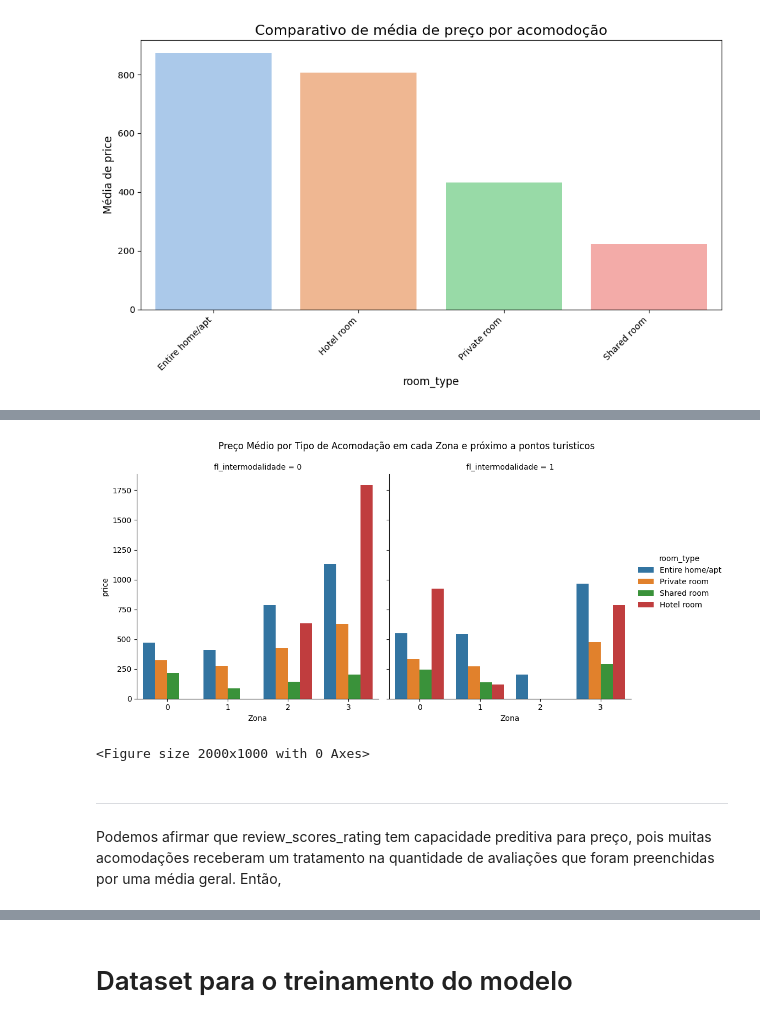
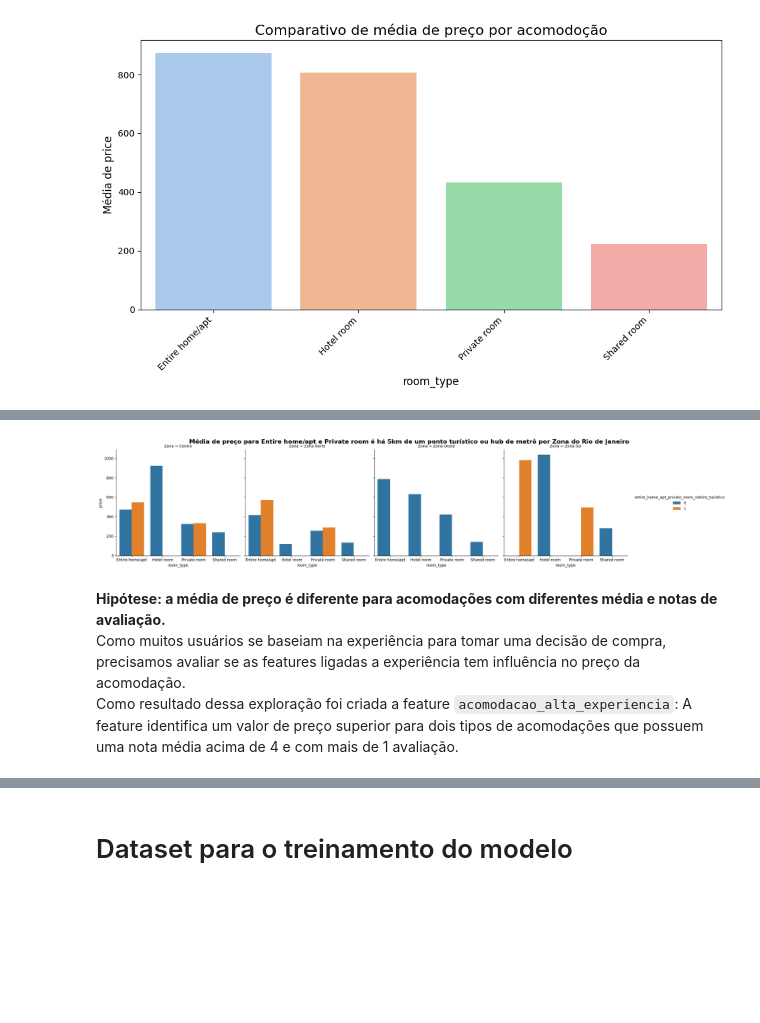
Before and after one commit to ederray/projetos_dnc, a Jupyter notebook: desafio5_data_wrangling/notebooks/eda.ipynb, the cells around one changed output, grey strips where cells are left out. Saved outputs shown, nothing was run; the diff lists cells and outputs as text; code cells hidden in the pictures; blank space fills up the shorter version.

```diff
--- a/desafio5_data_wrangling/notebooks/eda.ipynb
+++ b/desafio5_data_wrangling/notebooks/eda.ipynb
@@ -653,5 +628,5 @@ Eu mantive a coluna room_type para prosseguir com análises pelos nomes das cate
 Para realizar o tratamento na coluna, decidi criar uma coluna room_type_encoded que receberá o processo.
 # %%
 # transformação das features categóricas do dataset
-tbl_anuncios['room_type_encoded'] = tbl_anuncios['room_type'].astype('category').cat.codes
-tbl_anuncios['Zona'] = tbl_anuncios['Zona'].astype('category').cat.codes
+tbl_anuncios_eda['room_type_encoded'] = tbl_anuncios_eda['room_type'].astype('category').cat.codes
+tbl_anuncios_eda['Zona'] = tbl_anuncios_eda['Zona'].astype('category').cat.codes
@@ -917,0 +876,3 @@ Residual             32689.0  7.211363e+09  2.206052e+05          NaN
+# %%
+# concatenação de todas as combinações entre as features
+tbl_anuncios['room_type_mobilidade_turistica'] = tbl_anuncios['room_type'] + ' ' + tbl_anuncios['fl_lte_5_km_estacao'].astype(str) + ' '+tbl_anuncios['fl_lte_5_km_pontos_turisticos'].astype(str)
@@ -918 +900,9 @@ Residual             32689.0  7.211363e+09  2.206052e+05          NaN
+# %%
+# feature resultante da identificação de padrão
+tbl_anuncios['entire_home_apt_private_room_roteiro_turistico'] = np.where(
+    (tbl_anuncios['room_type'].isin(['Entire home/apt', 'Private room'])) &
+    (tbl_anuncios['fl_lte_5_km_pontos_turisticos'] == 1),
+    1,
+    0
+)
 # %%
@@ -994,0 +939,4 @@ media_tipo_acomodacao_intermodalidade
+# %%
+# agrupamento dos dados por zona
+media_tipo_acomodacao_roteiro_turistico_por_zona = agrupar_dados(df=tbl_anuncios, cols_agrup=['entire_home_apt_private_room_roteiro_turistico', 'Zona','room_type'], cols_filter=['price'], agr='mean').reset_index()
+media_tipo_acomodacao_roteiro_turistico_por_zona
@@ -995,14 +962,14 @@ media_tipo_acomodacao_intermodalidade
 # %%
-sns.catplot(
-    data=media_tipo_acomodacao_intermodalidade,
-    x='Zona',   # Variável no eixo X (o que será a barra)
-    y='price',       # Variável no eixo Y (o valor da barra)
-    hue="room_type",
-    kind='bar',      # Define o tipo de gráfico como 'bar'
-    col='fl_intermodalidade'       # A mágica acontece aqui: divide o gráfico em colunas por 'Zona'
+# validação da hipótese de média de preço superior para os tipos de acomodação em cada Zona do Rio de Janeiro
+grafico_catplot(
+
+    df=media_tipo_acomodacao_roteiro_turistico_por_zona,
+    x='room_type',
+    y='price',
+    hue='entire_home_apt_private_room_roteiro_turistico' ,
+    tipo='bar',
+    col_div='Zona',
+    titulo= 'Média de preço para Entire home/apt e Private room é há 5km de um ponto turístico ou hub de metrô por Zona do Rio de Janeiro'
+
 )
-plt.suptitle('Preço Médio por Tipo de Acomodação em cada Zona e próximo a pontos turisticos', y=1.05)
-plt.figure(figsize=(20,10))
-plt.tight_layout()
-plt.show()
 # %% [output]
@@ -1011,6 +976,6 @@ plt.show()
-[figure, old version]
+[figure, new version]
-<Figure size 2000x1000 with 0 Axes>
 # %% [markdown]
-** **
-Podemos afirmar que review_scores_rating tem capacidade preditiva para preço, pois muitas acomodações receberam um tratamento na quantidade de avaliações que foram preenchidas por uma média geral. Então,
+**Hipótese: a média de preço é diferente para acomodações com diferentes média e notas de avaliação.**<br>
+Como muitos usuários se baseiam na experiência para tomar uma decisão de compra, precisamos avaliar se as features ligadas a experiência tem influência no preço da acomodação.<br>
+Como resultado dessa exploração foi criada a feature `acomodacao_alta_experiencia`: A feature identifica um valor de preço superior para dois tipos de acomodações que possuem uma nota média acima de 4 e com mais de 1 avaliação.<br>
 # %%
```
Also changed, not shown: parts of 137 cells of this notebook, 19 other files.
